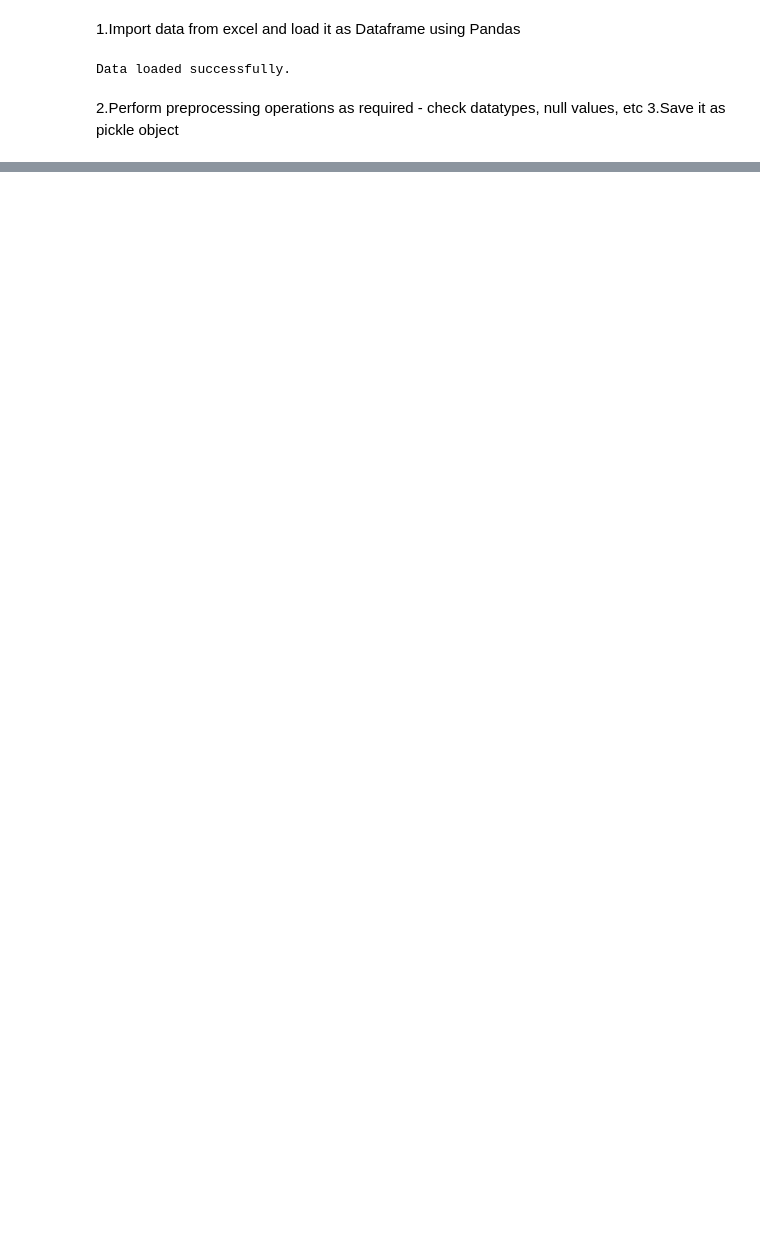
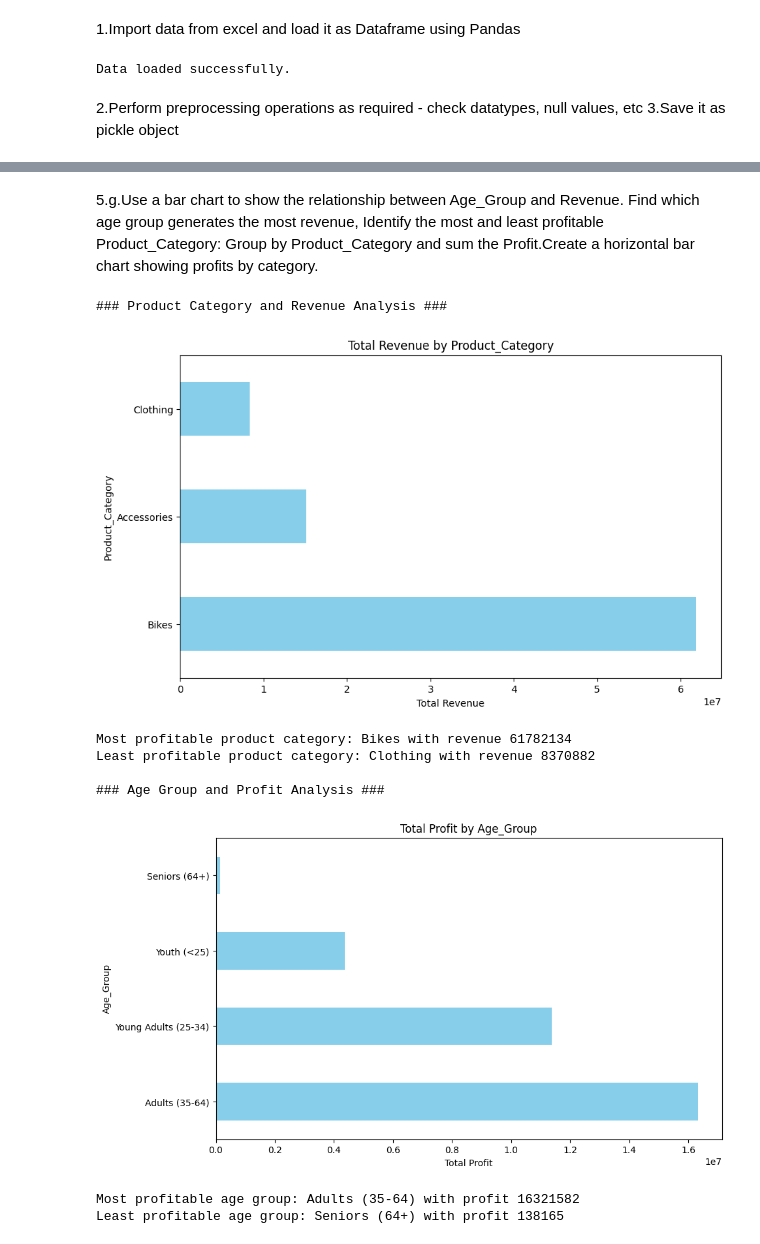
Before and after one commit to Vegav29/entransinterntask, a Jupyter notebook: notebooks/analysis.ipynb, the cells around one changed output, grey strips where cells are left out. Saved outputs shown, nothing was run; the diff lists cells and outputs as text; code cells hidden in the pictures; blank space fills up the shorter version.

```diff
--- a/notebooks/analysis.ipynb
+++ b/notebooks/analysis.ipynb
@@ -87,0 +202,41 @@ Data saved as C:\Users\91936\Documents\GitHub\dsproject\entransinterntask\data\i
+# %% [markdown]
+5.g.Use a bar chart to show the relationship between Age_Group and Revenue. Find which age group generates the most revenue,
+Identify the most and least profitable Product_Category: Group by Product_Category and sum the Profit.Create a horizontal bar chart showing profits by category.
+# %%
+from src.visualization.agerevenue import CategoryAnalysisChart
+
+
+print("### Product Category and Revenue Analysis ###")
+product_revenue_chart = CategoryAnalysisChart(data, category_column='Product_Category', numerical_column='Revenue')
+
+# Plot the total revenue by product category
+product_revenue_chart.plot_total_by_category()
+
+# Get the most and least profitable product categories
+(max_product, max_product_revenue), (min_product, min_product_revenue) = product_revenue_chart.get_max_min_category()
+
+print(f"Most profitable product category: {max_product} with revenue {max_product_revenue}")
+print(f"Least profitable product category: {min_product} with revenue {min_product_revenue}")
+
+# 3. Initializing CategoryAnalysisChart for Age Group and Profit
+print("\n### Age Group and Profit Analysis ###")
+age_profit_chart = CategoryAnalysisChart(data, category_column='Age_Group', numerical_column='Profit')
+
+# Plot the total profit by age group
+age_profit_chart.plot_total_by_category()
+
+# Get the most and least profitable age groups
+(max_age_group, max_age_profit), (min_age_group, min_age_profit) = age_profit_chart.get_max_min_category()
+
+print(f"Most profitable age group: {max_age_group} with profit {max_age_profit}")
+print(f"Least profitable age group: {min_age_group} with profit {min_age_profit}")
+# %% [output]
+### Product Category and Revenue Analysis ###
+[figure, added]
+Most profitable product category: Bikes with revenue 61782134
+Least profitable product category: Clothing with revenue 8370882
+
+### Age Group and Profit Analysis ###
+[figure, added]
+Most profitable age group: Adults (35-64) with profit 16321582
+Least profitable age group: Seniors (64+) with profit 138165
```
Also changed, not shown: parts of 19 cells of this notebook, 21 other files.
